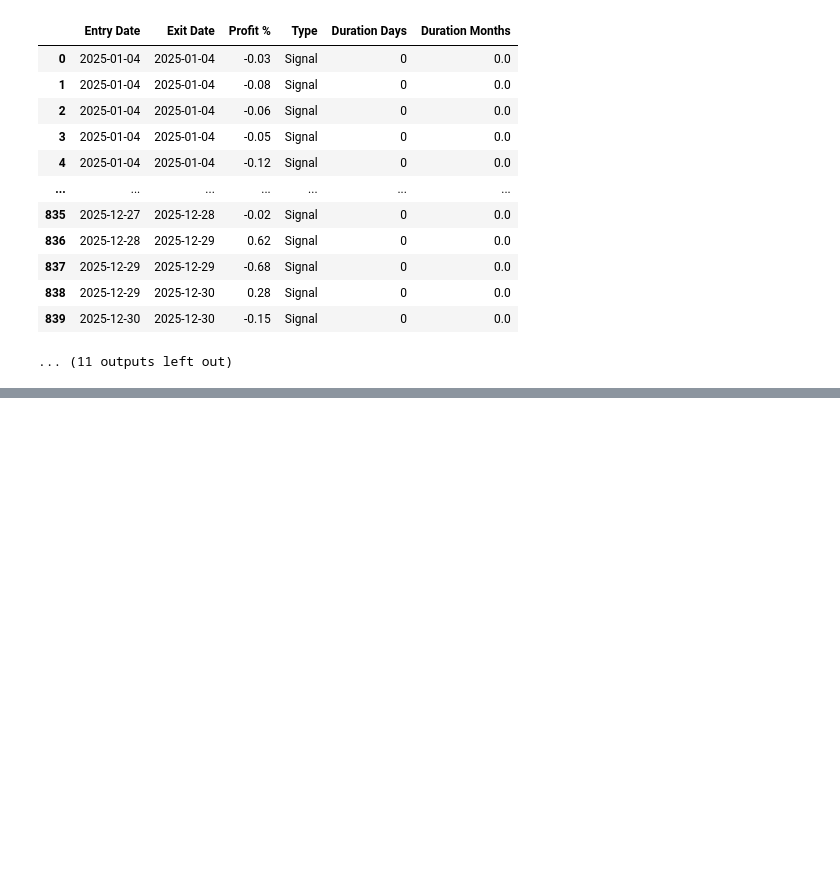
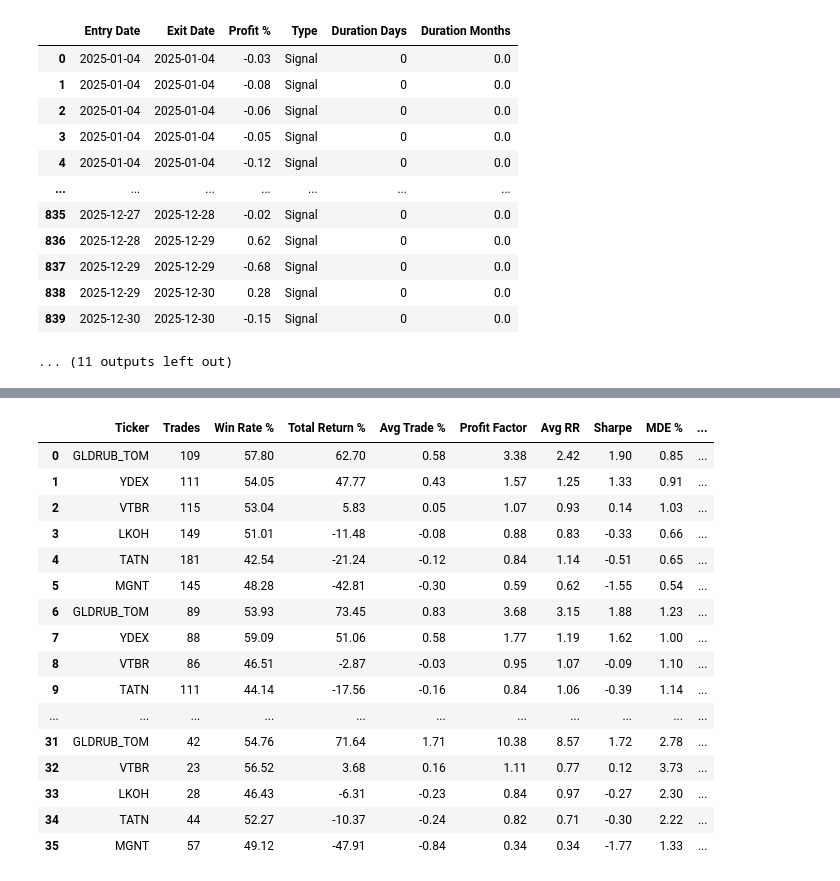
Before and after one commit to JayRox73/Deep_Learning_Trading_Strategy_for_Russian_Stock_Market, a Jupyter notebook: models.ipynb, the cells around one changed output, grey strips where cells are left out. Drawn from its saved outputs; the diff is of its cells as text; code cells hidden in the pictures; blank space fills up the shorter version.

Commit message:
Test CNN to all tickers
Run CNN for all tickers 6 times with different alpha and threshold parameters.

```diff
--- a/models.ipynb
+++ b/models.ipynb
@@ -67,7 +67,7 @@ TEST_MONTHS = 1    # Как часто переобучаем модель и т
 WINDOW_SIZE = 24   # Размер входного окна (24 свечи = 2 часа для 5-мин)
 ALPHA = 2       # Порог волатильности для таргета
 LEARNING_RATE = 0.0001
-CONFIDENCE_THRESHOLD = 0.65
+CONFIDENCE_THRESHOLD = 0.75
 # %%
 def clean_market_data(df: pd.DataFrame) -> pd.DataFrame:
     """
@@ -989,0 +1091,20 @@ KeyboardInterrupt:
+# %%
+summary_df
+# %% [output]
+|  | Ticker | Trades | Win Rate % | Total Return % | Avg Trade % | Profit Factor | Avg RR | Sharpe | MDE % | ... |
+| 0 | GLDRUB_TOM | 109 | 57.80 | 62.70 | 0.58 | 3.38 | 2.42 | 1.90 | 0.85 | ... |
+| 1 | YDEX | 111 | 54.05 | 47.77 | 0.43 | 1.57 | 1.25 | 1.33 | 0.91 | ... |
+| 2 | VTBR | 115 | 53.04 | 5.83 | 0.05 | 1.07 | 0.93 | 0.14 | 1.03 | ... |
+| 3 | LKOH | 149 | 51.01 | -11.48 | -0.08 | 0.88 | 0.83 | -0.33 | 0.66 | ... |
+| 4 | TATN | 181 | 42.54 | -21.24 | -0.12 | 0.84 | 1.14 | -0.51 | 0.65 | ... |
+| 5 | MGNT | 145 | 48.28 | -42.81 | -0.30 | 0.59 | 0.62 | -1.55 | 0.54 | ... |
+| 6 | GLDRUB_TOM | 89 | 53.93 | 73.45 | 0.83 | 3.68 | 3.15 | 1.88 | 1.23 | ... |
+| 7 | YDEX | 88 | 59.09 | 51.06 | 0.58 | 1.77 | 1.19 | 1.62 | 1.00 | ... |
+| 8 | VTBR | 86 | 46.51 | -2.87 | -0.03 | 0.95 | 1.07 | -0.09 | 1.10 | ... |
+| 9 | TATN | 111 | 44.14 | -17.56 | -0.16 | 0.84 | 1.06 | -0.39 | 1.14 | ... |
+| ... | ... | ... | ... | ... | ... | ... | ... | ... | ... | ... |
+| 31 | GLDRUB_TOM | 42 | 54.76 | 71.64 | 1.71 | 10.38 | 8.57 | 1.72 | 2.78 | ... |
+| 32 | VTBR | 23 | 56.52 | 3.68 | 0.16 | 1.11 | 0.77 | 0.12 | 3.73 | ... |
+| 33 | LKOH | 28 | 46.43 | -6.31 | -0.23 | 0.84 | 0.97 | -0.27 | 2.30 | ... |
+| 34 | TATN | 44 | 52.27 | -10.37 | -0.24 | 0.82 | 0.71 | -0.30 | 2.22 | ... |
+| 35 | MGNT | 57 | 49.12 | -47.91 | -0.84 | 0.34 | 0.34 | -1.77 | 1.33 | ... |
```
Also changed, not shown: parts of 4 cells of this notebook, 2 other files.
